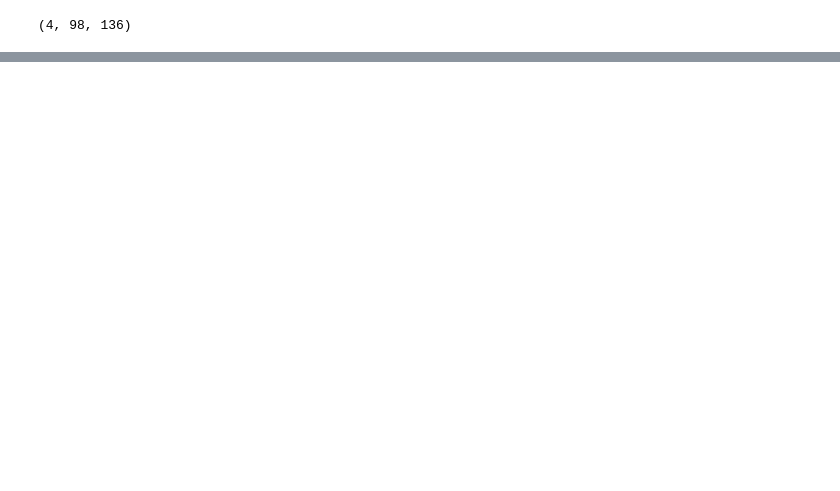
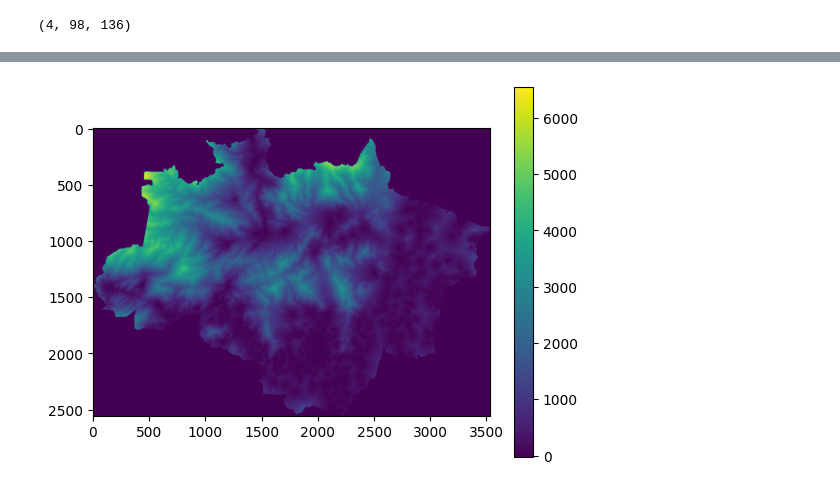
Before and after one commit to thimabru1010/AmazonDeforestation_Prediction, a Jupyter notebook: explore_INPE_IBAMA_data.ipynb, the cells around one changed output, grey strips where cells are left out. Saved outputs shown, nothing was run; the diff lists cells and outputs as text; code cells hidden in the pictures; blank space fills up the shorter version.

```diff
--- a/explore_INPE_IBAMA_data.ipynb
+++ b/explore_INPE_IBAMA_data.ipynb
@@ -185,0 +197,6 @@ plt.imshow(ibama_img[0])
+# %%
+plt.imshow(ibama_img)
+plt.colorbar()
+plt.show()
+# %% [output]
+[figure, added]
```
Also changed, not shown: parts of 10 cells of this notebook, 10 other files.
